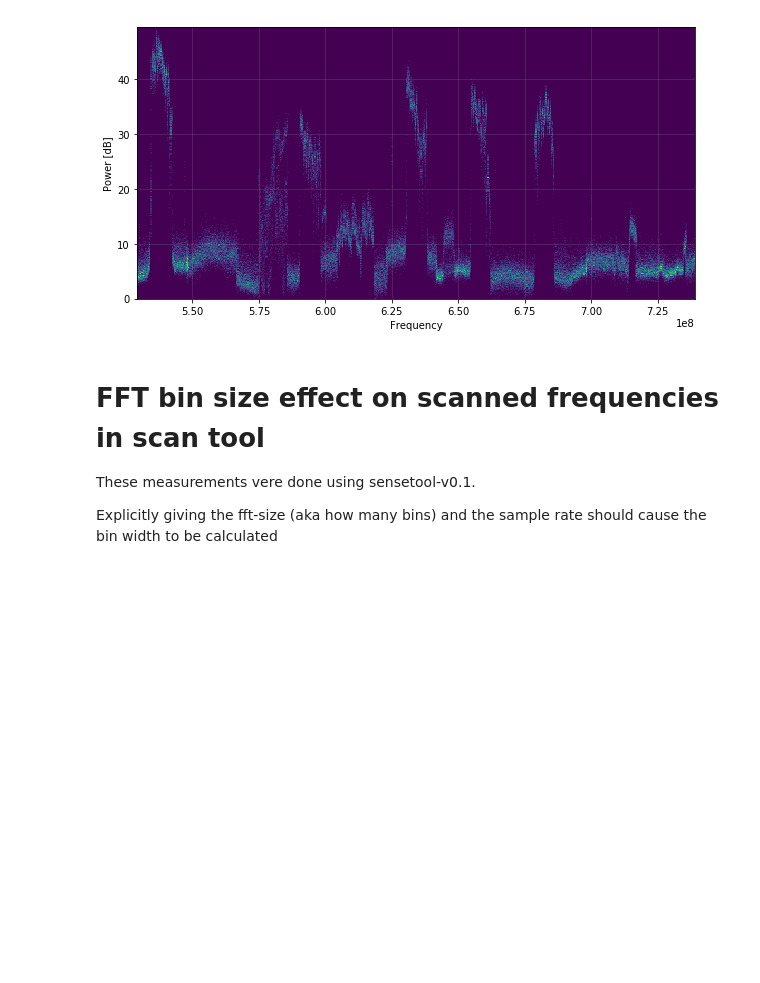
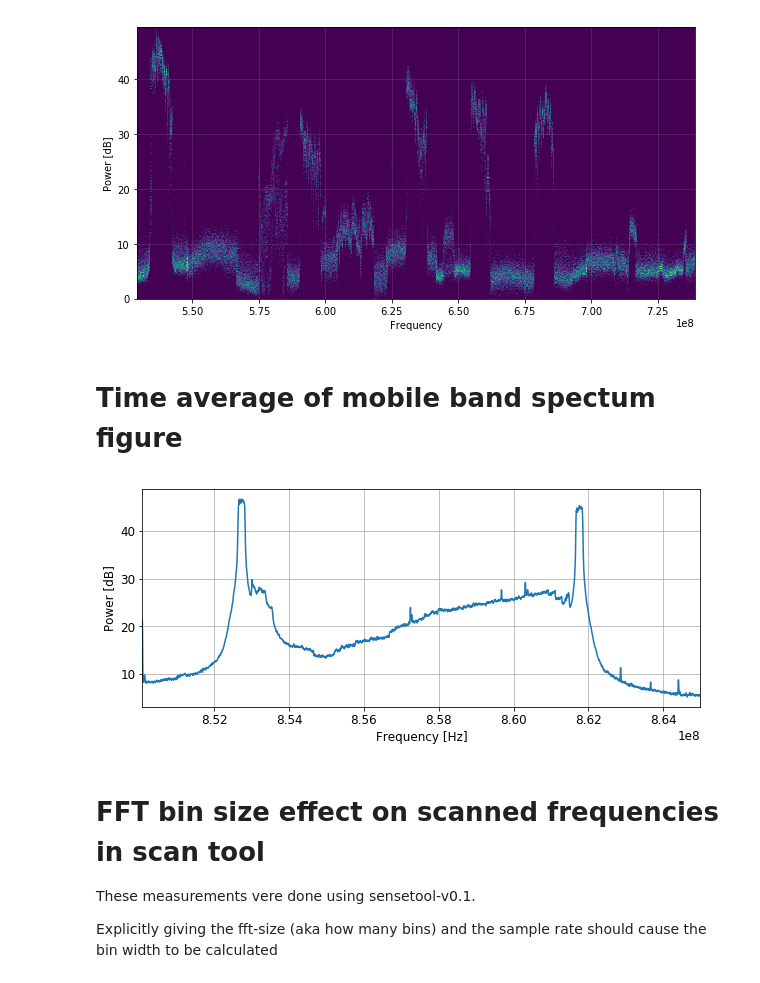
Before and after one commit to jarmokivekas/tuamk-thesis, a Jupyter notebook: spectrum-sense-data-processing.ipynb, the cells around one changed output. Drawn from its saved outputs; the diff is of its cells as text; code cells hidden in the pictures; blank space fills up the shorter version.

```diff
--- a/spectrum-sense-data-processing.ipynb
+++ b/spectrum-sense-data-processing.ipynb
@@ -367,6 +406,30 @@ show_heatmap(df, bins=500)
 plt.show()
 # %% [output]
 [figure]
+# %% [markdown]
+# Time average of mobile band spectum figure
+# %%
+# measurement collected from some mobile communications band
+df = read_sense_v0_1('data/2017-05-11 12:17:47.256922-sense.tsv')
+df = df[df.bin_f <8.65e8]
+powers = []
+freqs = df.bin_f.unique()
+for freq in freqs:
+    powers.append(df[df.bin_f == freq].power.mean())
+# %%
+
+matplotlib.rcParams.update({'font.size': 12})
+
+plt.figure(figsize = (10,4))
+plt.ylabel("Power [dB]")
+plt.xlabel("Frequency [Hz]")
+plt.grid()
+plt.xlim(freqs.min(), freqs.max())
+plt.plot(freqs, powers)
+plt.savefig('doc/img/mobile-average-spectrum.png', dpi = 300, bbox_inches = 'tight')
+plt.show()
+# %% [output]
+[figure, added]
 # %% [markdown]
 
 # FFT bin size effect on scanned frequencies in scan tool
```
Also changed, not shown: parts of 4 cells of this notebook.
